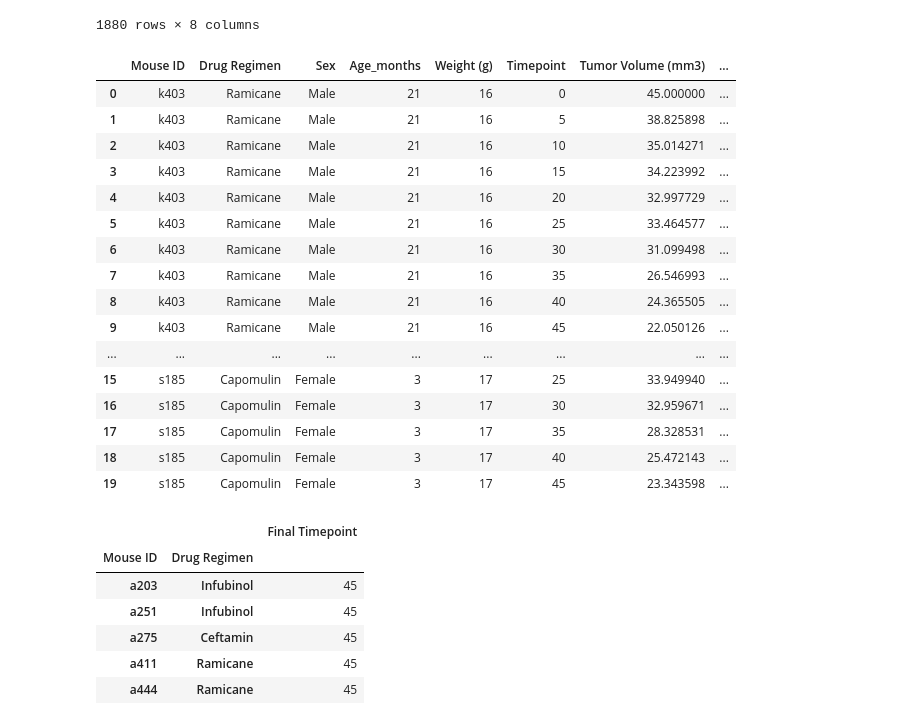
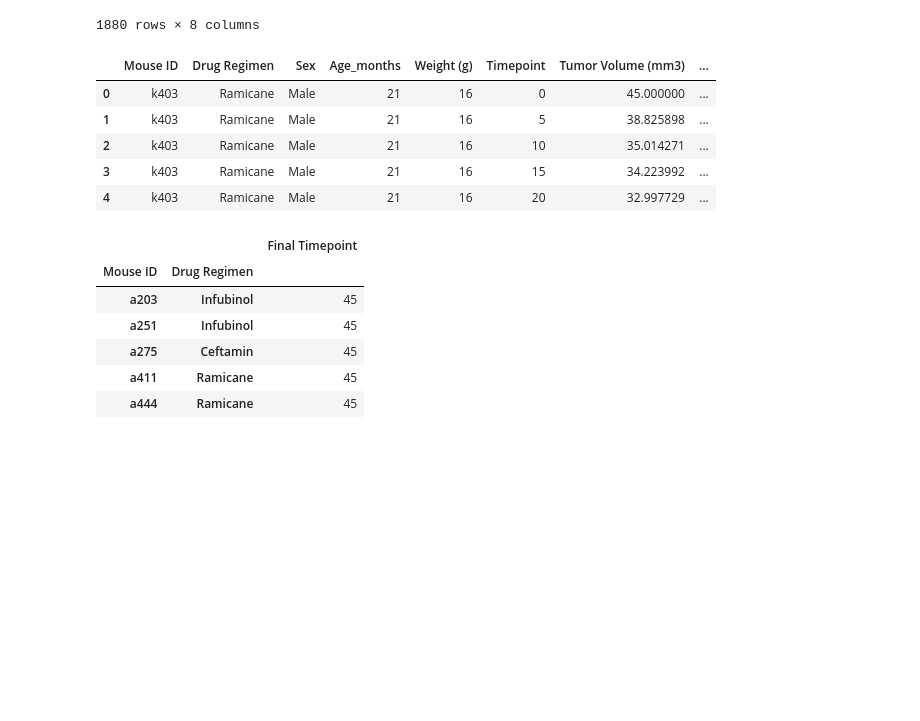
Before and after one commit to robertoj-coder/Matplotlib-The-Power-of-Plots, a Jupyter notebook: Pymaceuticals/pymaceuticals_starter.ipynb, the cells around one changed output. Saved outputs shown, nothing was run; the diff lists cells and outputs as text; code cells hidden in the pictures; blank space fills up the shorter version.

```diff
--- a/Pymaceuticals/pymaceuticals_starter.ipynb
+++ b/Pymaceuticals/pymaceuticals_starter.ipynb
@@ -331,27 +338,15 @@ mouse_study
 # %%
 #filtering the DataFrame to get just Capomulin, Ramicane, Infurbinol, Ceftamin
 drug = ['Capomulin', 'Ramicane', 'Infubinol', 'Ceftamin']
 new_mouse_study = mouse_study[mouse_study["Drug Regimen"].isin(drug)]
-new_mouse_study.head(20
-                    )
+new_mouse_study.head()
 # %% [output]
 |  | Mouse ID | Drug Regimen | Sex | Age_months | Weight (g) | Timepoint | Tumor Volume (mm3) | ... |
 | 0 | k403 | Ramicane | Male | 21 | 16 | 0 | 45.000000 | ... |
 | 1 | k403 | Ramicane | Male | 21 | 16 | 5 | 38.825898 | ... |
 | 2 | k403 | Ramicane | Male | 21 | 16 | 10 | 35.014271 | ... |
 | 3 | k403 | Ramicane | Male | 21 | 16 | 15 | 34.223992 | ... |
 | 4 | k403 | Ramicane | Male | 21 | 16 | 20 | 32.997729 | ... |
-| 5 | k403 | Ramicane | Male | 21 | 16 | 25 | 33.464577 | ... |
-| 6 | k403 | Ramicane | Male | 21 | 16 | 30 | 31.099498 | ... |
-| 7 | k403 | Ramicane | Male | 21 | 16 | 35 | 26.546993 | ... |
-| 8 | k403 | Ramicane | Male | 21 | 16 | 40 | 24.365505 | ... |
-| 9 | k403 | Ramicane | Male | 21 | 16 | 45 | 22.050126 | ... |
-| ... | ... | ... | ... | ... | ... | ... | ... | ... |
-| 15 | s185 | Capomulin | Female | 3 | 17 | 25 | 33.949940 | ... |
-| 16 | s185 | Capomulin | Female | 3 | 17 | 30 | 32.959671 | ... |
-| 17 | s185 | Capomulin | Female | 3 | 17 | 35 | 28.328531 | ... |
-| 18 | s185 | Capomulin | Female | 3 | 17 | 40 | 25.472143 | ... |
-| 19 | s185 | Capomulin | Female | 3 | 17 | 45 | 23.343598 | ... |
 # %%
 # Calculate the final tumor volume of each mouse across four of the treatment regimens:
 # Capomulin, Ramicane, Infubinol, and Ceftamin
```
Also changed, not shown: parts of 20 cells of this notebook.
